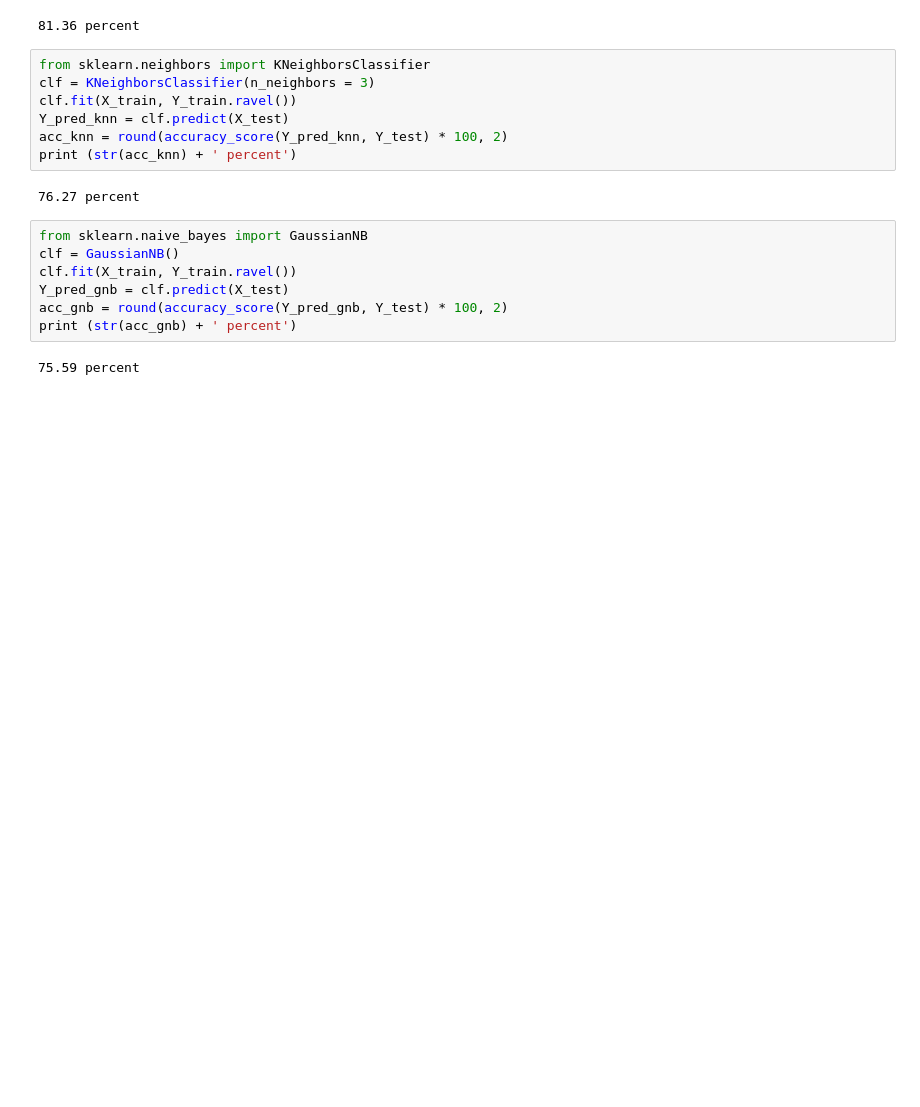
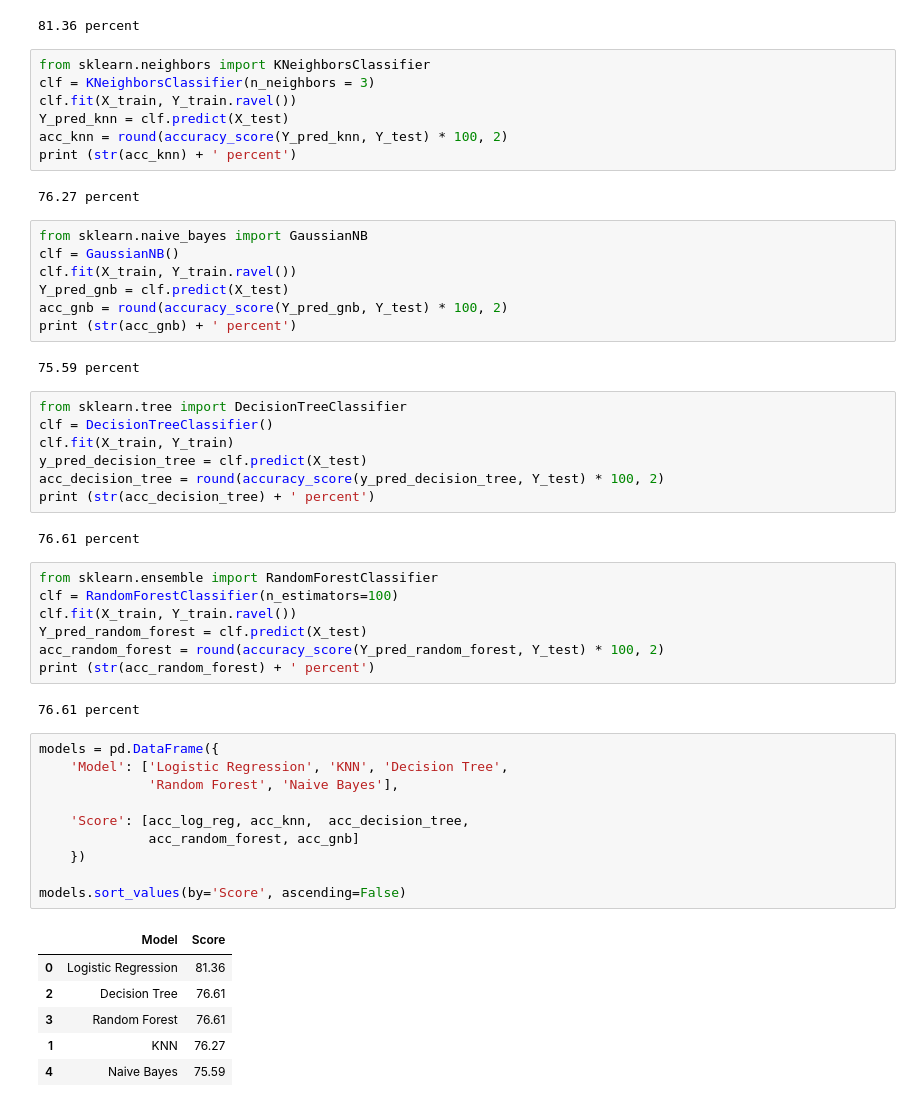
Before and after one commit to Amit8273600243/machine_learning_project1, a Jupyter notebook: titanic_project.ipynb, the cells around one changed output. Cells and saved outputs as stored; diff of their text form; blank space fills up the shorter version.

```diff
--- a/titanic_project.ipynb
+++ b/titanic_project.ipynb
@@ -421,3 +421,38 @@ acc_gnb = round(accuracy_score(Y_pred_gnb, Y_test) * 100, 2)
 print (str(acc_gnb) + ' percent')
 # %% [output]
 75.59 percent
+# %%
+from sklearn.tree import DecisionTreeClassifier
+clf = DecisionTreeClassifier()
+clf.fit(X_train, Y_train)
+y_pred_decision_tree = clf.predict(X_test)
+acc_decision_tree = round(accuracy_score(y_pred_decision_tree, Y_test) * 100, 2)
+print (str(acc_decision_tree) + ' percent')
+# %% [output]
+76.61 percent
+# %%
+from sklearn.ensemble import RandomForestClassifier
+clf = RandomForestClassifier(n_estimators=100)
+clf.fit(X_train, Y_train.ravel())
+Y_pred_random_forest = clf.predict(X_test)
+acc_random_forest = round(accuracy_score(Y_pred_random_forest, Y_test) * 100, 2)
+print (str(acc_random_forest) + ' percent')
+# %% [output]
+76.61 percent
+# %%
+models = pd.DataFrame({
+    'Model': ['Logistic Regression', 'KNN', 'Decision Tree',
+              'Random Forest', 'Naive Bayes'],
+
+    'Score': [acc_log_reg, acc_knn,  acc_decision_tree,
+              acc_random_forest, acc_gnb]
+    })
+
+models.sort_values(by='Score', ascending=False)
+# %% [output]
+|  | Model | Score |
+| 0 | Logistic Regression | 81.36 |
+| 2 | Decision Tree | 76.61 |
+| 3 | Random Forest | 76.61 |
+| 1 | KNN | 76.27 |
+| 4 | Naive Bayes | 75.59 |
```
Also changed, not shown: parts of 4 cells of this notebook.
